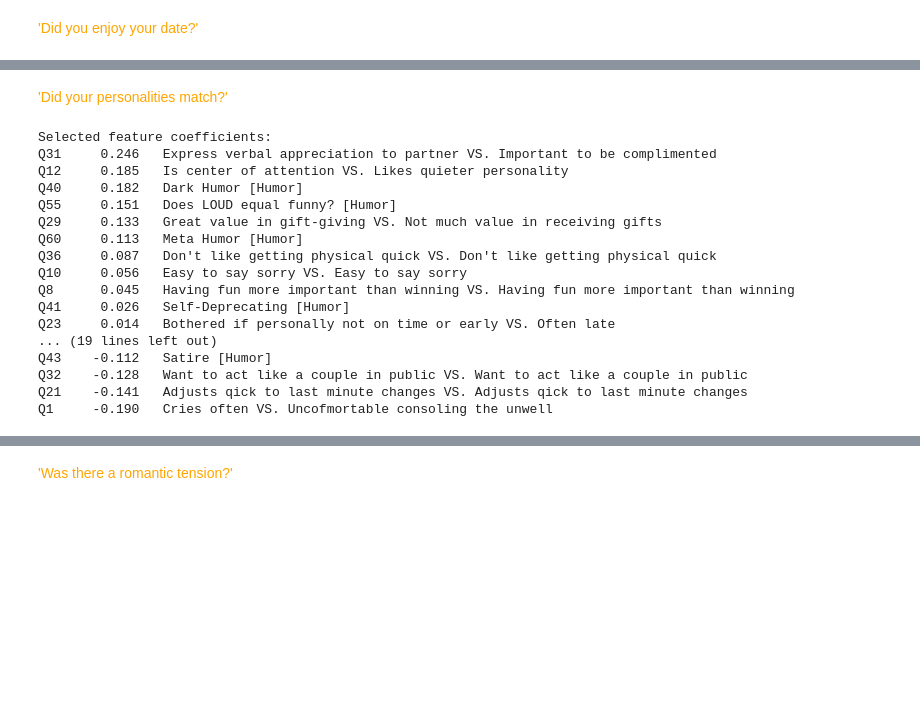
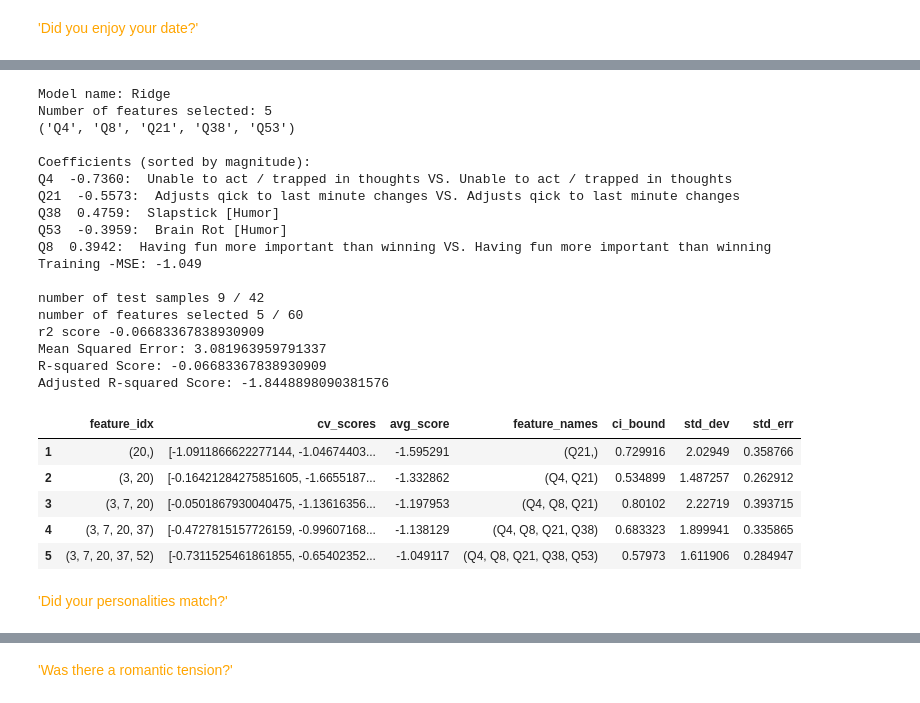
Before and after one commit to treyhibbard/Blind-Dating, a Jupyter notebook: DatingAnalysis.ipynb, the cells around one changed output, grey strips where cells are left out. Saved outputs shown, nothing was run; the diff lists cells and outputs as text; code cells hidden in the pictures; blank space fills up the shorter version.

```diff
--- a/DatingAnalysis.ipynb
+++ b/DatingAnalysis.ipynb
@@ -282,6 +341,15 @@ X_train, X_test, y_train, y_test = train_test_split(X, y, test_size=0.2, random_
 model = LinearRegression()
 model.fit(X_train, y_train)
 y_pred = model.predict(X_test)
+
+# Evaluate model performance
+mse = mean_squared_error(y_test, y_pred)
+r2 = r2_score(y_test, y_pred)
+
+# Print metrics
+print(f"\nModel Evaluation Metrics:")
+print(f"Mean Squared Error (MSE): {mse:.4f}")
+print(f"R-squared Score: {r2:.4f}")
 
 # Print the coefficients in order of weight
 coefficients = pd.DataFrame(model.coef_, X.columns, columns=['Coefficient'])
@@ -357,11 +486,2 @@ sfs = SFS(model,
 # %% [markdown]
 <span style="color:Orange">'Did you enjoy your date?'</span>
-# %%
-# Selecting y outcome
-y = df['Did you enjoy your date?'].astype(float)
-
-X_train, X_test, y_train, y_test = train_test_split(X, y, test_size=0.2, random_state=42)
-
-selection = sfs.fit(X_train, y_train)
-
-featureSelection(selection)     # 13 seems optimal
@@ -398,29 +488,36 @@ pd.DataFrame.from_dict(selection.get_metric_dict()).T
+# %%
+# Sets X to every feature excluding 'type' (because that is our y) and 'quality' (because the is another variable to predict)
+X = df[qVec]  # axis=1 tells python it is a column and not a row
+y = df['Did you enjoy your date?']
+
+selection = runSelection(sfs, X, y)
+
+# Tells relevant data from sfs
+pd.DataFrame.from_dict(selection.get_metric_dict()).T
+# %% [output]
+Model name: Ridge
+Number of features selected: 5
+('Q4', 'Q8', 'Q21', 'Q38', 'Q53')
+
+Coefficients (sorted by magnitude):
+Q4  -0.7360:  Unable to act / trapped in thoughts VS. Unable to act / trapped in thoughts
+Q21  -0.5573:  Adjusts qick to last minute changes VS. Adjusts qick to last minute changes
+Q38  0.4759:  Slapstick [Humor]
+Q53  -0.3959:  Brain Rot [Humor]
+Q8  0.3942:  Having fun more important than winning VS. Having fun more important than winning
+Training -MSE: -1.049
+
+number of test samples 9 / 42
+number of features selected 5 / 60
+r2 score -0.06683367838930909
+Mean Squared Error: 3.081963959791337
+R-squared Score: -0.06683367838930909
+Adjusted R-squared Score: -1.8448898090381576
+|  | feature_idx | cv_scores | avg_score | feature_names | ci_bound | std_dev | std_err |
+| 1 | (20,) | [-1.0911866622277144, -1.04674403... | -1.595291 | (Q21,) | 0.729916 | 2.02949 | 0.358766 |
+| 2 | (3, 20) | [-0.16421284275851605, -1.6655187... | -1.332862 | (Q4, Q21) | 0.534899 | 1.487257 | 0.262912 |
+| 3 | (3, 7, 20) | [-0.0501867930040475, -1.13616356... | -1.197953 | (Q4, Q8, Q21) | 0.80102 | 2.22719 | 0.393715 |
+| 4 | (3, 7, 20, 37) | [-0.4727815157726159, -0.99607168... | -1.138129 | (Q4, Q8, Q21, Q38) | 0.683323 | 1.899941 | 0.335865 |
+| 5 | (3, 7, 20, 37, 52) | [-0.7311525461861855, -0.65402352... | -1.049117 | (Q4, Q8, Q21, Q38, Q53) | 0.57973 | 1.611906 | 0.284947 |
 # %% [markdown]
 <span style="color:Orange">'Did your personalities match?'</span>
-# %%
-# Selecting y outcome
-y = df['Did your personalities match?'].astype(float)
-
-X_train, X_test, y_train, y_test = train_test_split(X, y, test_size=0.2, random_state=42)
-
-sfs = sfs.fit(X_train, y_train)
-
-featureSelection(sfs)
-# %% [output]
-Selected feature coefficients:
-Q31     0.246   Express verbal appreciation to partner VS. Important to be complimented
-Q12     0.185   Is center of attention VS. Likes quieter personality
-Q40     0.182   Dark Humor [Humor]
-Q55     0.151   Does LOUD equal funny? [Humor]
-Q29     0.133   Great value in gift-giving VS. Not much value in receiving gifts
-Q60     0.113   Meta Humor [Humor]
-Q36     0.087   Don't like getting physical quick VS. Don't like getting physical quick
-Q10     0.056   Easy to say sorry VS. Easy to say sorry
-Q8      0.045   Having fun more important than winning VS. Having fun more important than winning
-Q41     0.026   Self-Deprecating [Humor]
-Q23     0.014   Bothered if personally not on time or early VS. Often late
-... (19 lines left out)
-Q43    -0.112   Satire [Humor]
-Q32    -0.128   Want to act like a couple in public VS. Want to act like a couple in public
-Q21    -0.141   Adjusts qick to last minute changes VS. Adjusts qick to last minute changes
-Q1     -0.190   Cries often VS. Uncofmortable consoling the unwell
```
Also changed, not shown: parts of 60 cells of this notebook.
